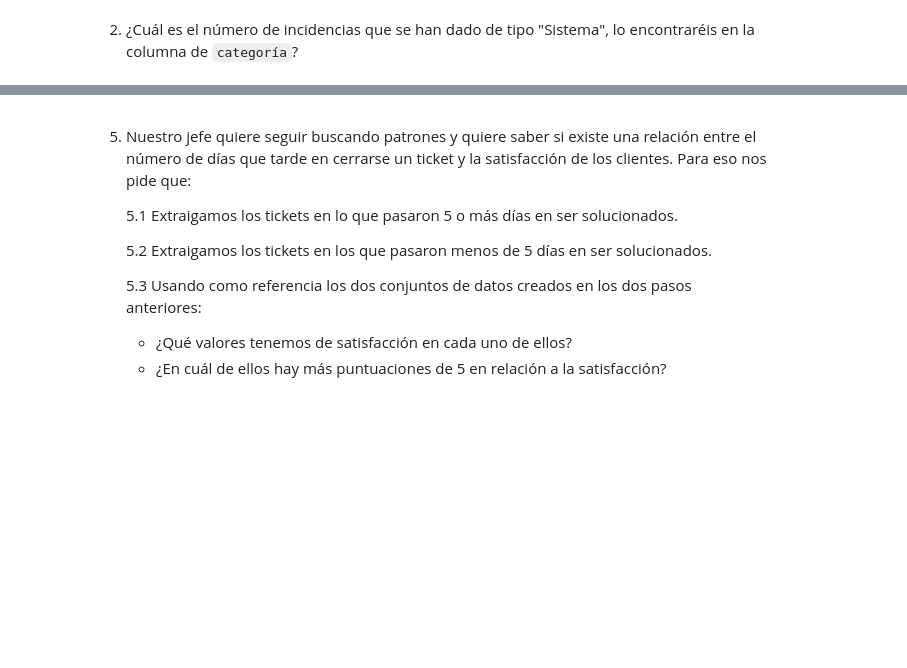
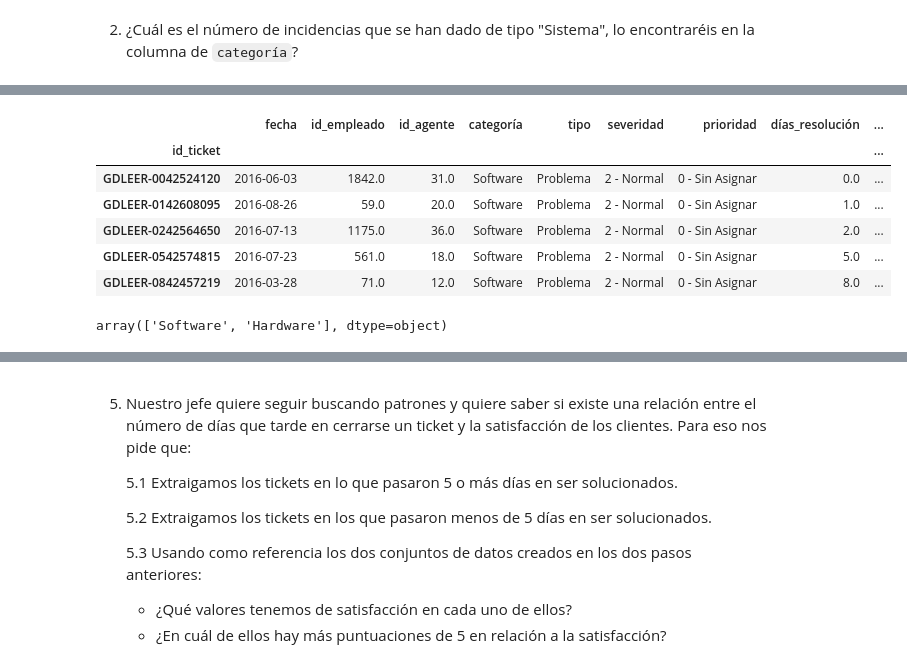
Before and after one commit to Adalab/promo-d-da-modulo2-sprint1-cassia-maitane, a Jupyter notebook: pandas/Pandas-IV-filtrado-datos.ipynb, the cells around one changed output, grey strips where cells are left out. Drawn from its saved outputs; the diff is of its cells as text; code cells hidden in the pictures; blank space fills up the shorter version.

```diff
--- a/pandas/Pandas-IV-filtrado-datos.ipynb
+++ b/pandas/Pandas-IV-filtrado-datos.ipynb
@@ -29,0 +74,16 @@ Los objetivos de la clase de hoy son:
+# %%
+# con condiciones de filtrado
+df_hw_sw = df[(df['categoría'] == 'Hardware') | (df['categoría'] == 'Software')]
+df_hw_sw.head()
+# %% [output]
+|  | fecha | id_empleado | id_agente | categoría | tipo | severidad | prioridad | días_resolución | ... |
+| id_ticket |  |  |  |  |  |  |  |  | ... |
+| GDLEER-0042524120 | 2016-06-03 | 1842.0 | 31.0 | Software | Problema | 2 - Normal | 0 - Sin Asignar | 0.0 | ... |
+| GDLEER-0142608095 | 2016-08-26 | 59.0 | 20.0 | Software | Problema | 2 - Normal | 0 - Sin Asignar | 1.0 | ... |
+| GDLEER-0242564650 | 2016-07-13 | 1175.0 | 36.0 | Software | Problema | 2 - Normal | 0 - Sin Asignar | 2.0 | ... |
+| GDLEER-0542574815 | 2016-07-23 | 561.0 | 18.0 | Software | Problema | 2 - Normal | 0 - Sin Asignar | 5.0 | ... |
+| GDLEER-0842457219 | 2016-03-28 | 71.0 | 12.0 | Software | Problema | 2 - Normal | 0 - Sin Asignar | 8.0 | ... |
+# %%
+df_hw_sw.categoría.unique()
+# %% [output]
+array(['Software', 'Hardware'], dtype=object)
```
Also changed, not shown: parts of 24 cells of this notebook, 2 other files.
